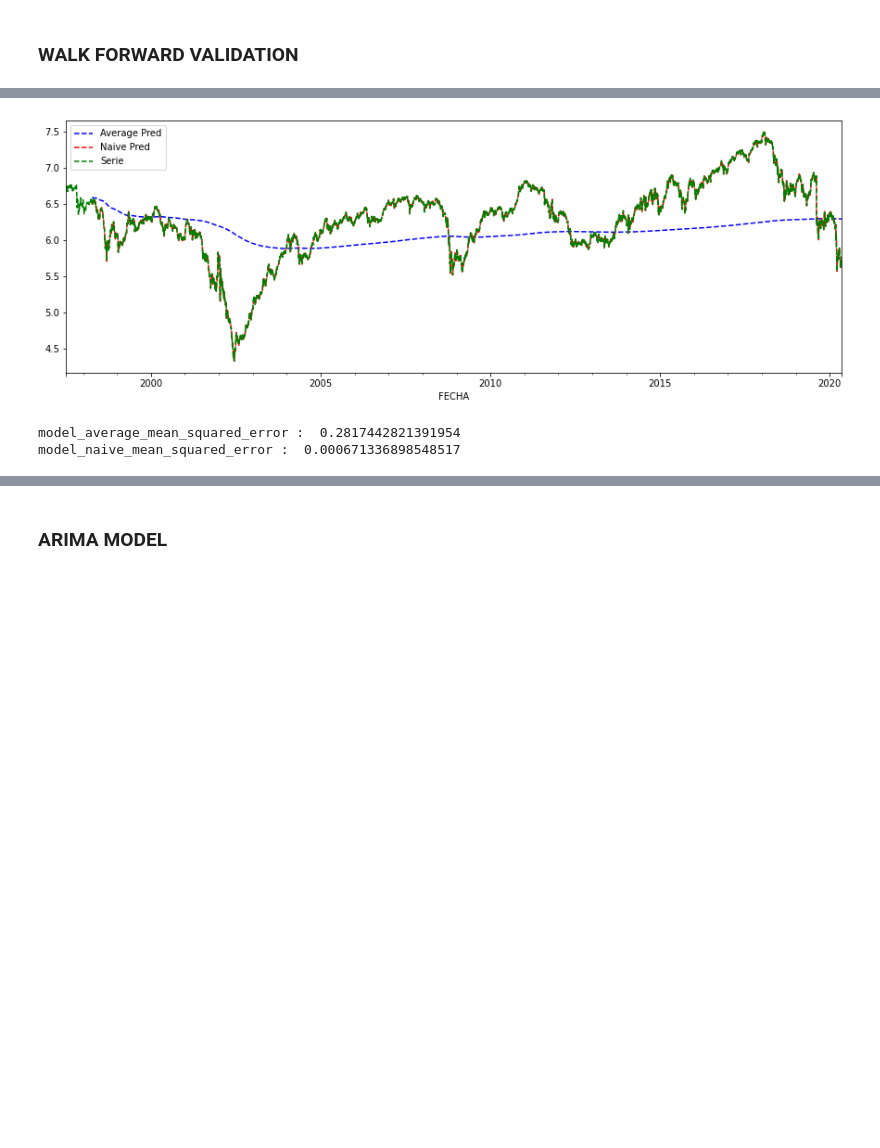
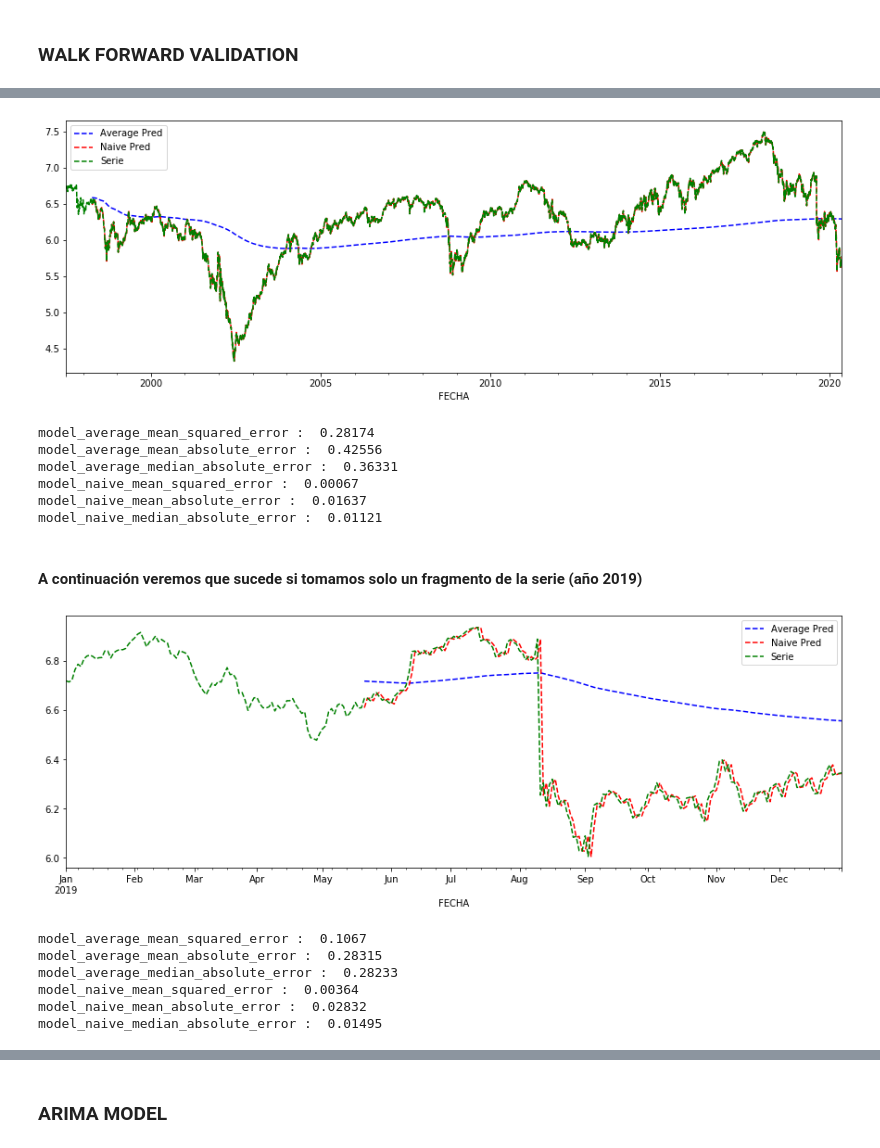
Before and after one commit to Martin317/mentoria-prediccion-indices-financieros, a Jupyter notebook: TP3IntroduccionML/EnunciadoTP3IntroML.ipynb, the cells around one changed output, grey strips where cells are left out. Cells and saved outputs as stored; diff of their text form; code cells hidden in the pictures; blank space fills up the shorter version.

```diff
--- a/TP3IntroduccionML/EnunciadoTP3IntroML.ipynb
+++ b/TP3IntroduccionML/EnunciadoTP3IntroML.ipynb
@@ -256,17 +267,5 @@ _,_,_ = get_prediction_tscv(df_ln,'MERV')
 # %% [markdown]
 ### WALK FORWARD VALIDATION
-# %%
-def model_naive(X_train, X_test):
-    predictions = X_train.iloc[-1]
-    vector_prediction = pd.Series(index=X_test.index)
-    vector_prediction[:] = predictions
-    return vector_prediction
-
-def model_average(X_train, X_test):
-    predictions = X_train.mean()
-    vector_prediction = pd.Series(index=X_test.index)
-    vector_prediction[:] = predictions
-    return vector_prediction
 # %%
 class WalkForwardValidation:
     def __init__(self, df, metrics):
@@ -306,6 +308,6 @@ class WalkForwardValidation:
 # %%
-# Define the metrics to be used
-metrics = [mean_squared_error]
+# Define metrics to be used
+metrics = [mean_squared_error, mean_absolute_error, median_absolute_error]
 
 # Create a wfcv
 wfcv = WalkForwardValidation(df_ln, metrics)
@@ -325,5 +327,36 @@ wfcv.plot_results(plot_config, plot_col='MERV')
 wfcv.print_metrics()
 # %% [output]
 [figure]
-model_average_mean_squared_error :  0.2817442821391954
-model_naive_mean_squared_error :  0.000671336898548517
+model_average_mean_squared_error :  0.28174
+model_average_mean_absolute_error :  0.42556
+model_average_median_absolute_error :  0.36331
+model_naive_mean_squared_error :  0.00067
+model_naive_mean_absolute_error :  0.01637
+model_naive_median_absolute_error :  0.01121
+# %% [markdown]
+#### A continuación veremos que sucede si tomamos solo un fragmento de la serie (año 2019)
+# %%
+# Create a wfcv
+wfcv = WalkForwardValidation(df_ln[df_ln.index.year==2019], metrics)
+
+# Generate predictions
+wfcv.predict(model_average, 'MERV', n_train=100)
+wfcv.predict(model_naive, 'MERV', n_train=100)
+
+# Plot
+plot_config = [
+        {'name': 'MERV_model_average', 'label': 'Average Pred', 'ls': '--', 'color': 'blue'},
+        {'name': 'MERV_model_naive', 'label': 'Naive Pred', 'ls': '--', 'color': 'red'}
+]
+wfcv.plot_results(plot_config, plot_col='MERV')
+
+# Show metrics
+wfcv.print_metrics()
+# %% [output]
+[figure, added]
+model_average_mean_squared_error :  0.1067
+model_average_mean_absolute_error :  0.28315
+model_average_median_absolute_error :  0.28233
+model_naive_mean_squared_error :  0.00364
+model_naive_mean_absolute_error :  0.02832
+model_naive_median_absolute_error :  0.01495
```
Also changed, not shown: parts of 19 cells of this notebook.
